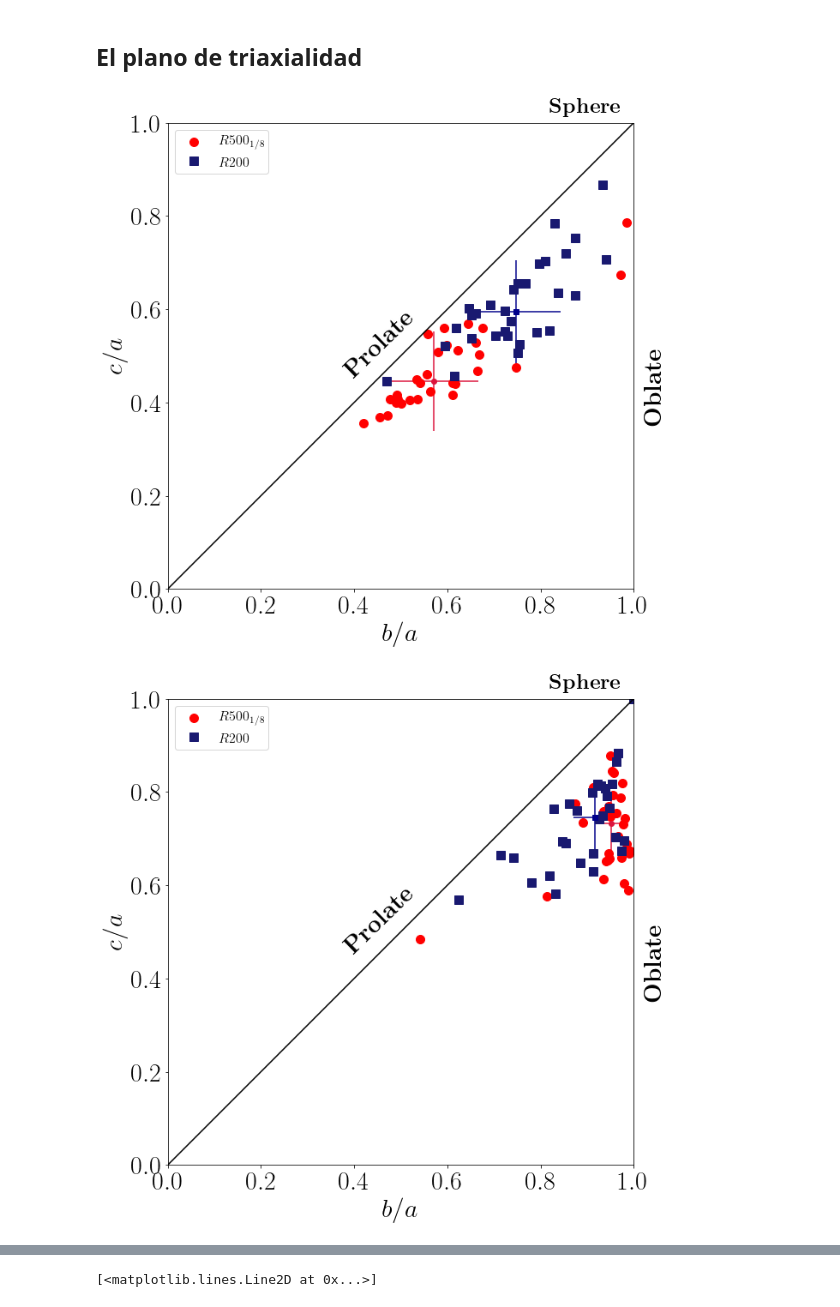
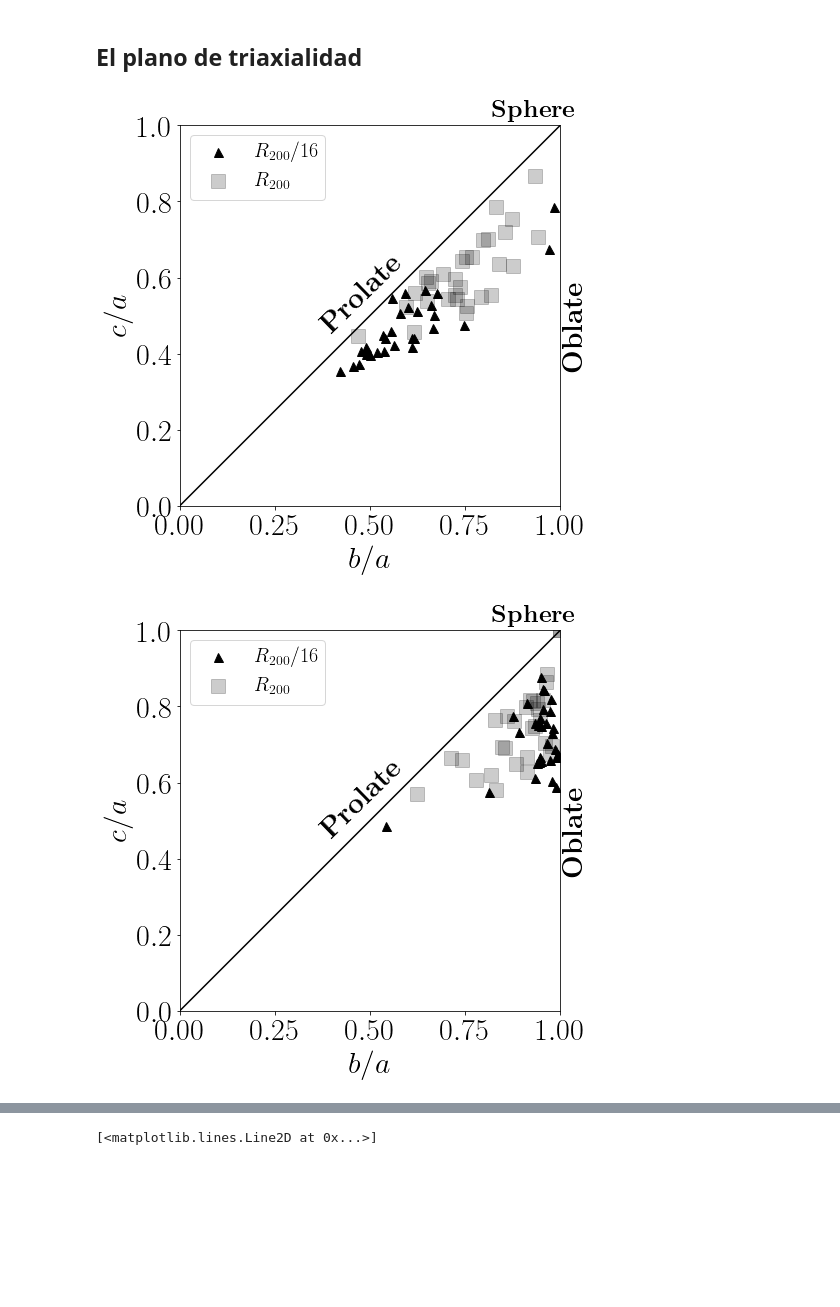
Before and after one commit to jdprada1760/Paper_Halo_shapes, a Jupyter notebook: Code/Triaxial_Plane.ipynb, the cells around one changed output, grey strips where cells are left out. Saved outputs shown, nothing was run; the diff lists cells and outputs as text; code cells hidden in the pictures; blank space fills up the shorter version.

```diff
--- a/Code/Triaxial_Plane.ipynb
+++ b/Code/Triaxial_Plane.ipynb
@@ -239,14 +239,13 @@ for axe,name in (zip([axesDM,axesMHD],['DM','MHD'])):
     plt.rc('ytick', labelsize=SMALL_SIZE)    # fontsize of the tick labels
 
 
-    fig = plt.figure(figsize=(10,10))
+    fig = plt.figure(figsize=(7,7))
     ax = fig.add_subplot(111,aspect='equal')
 
-    ax.plot(summary[0,:,0],summary[1,:,0],'ro',markersize=10,label= r"$R500_{1/8}$" ) # 1/8 R
-    ax.errorbar(mean[0,0],mean[1,0],fmt='o', color='crimson' ,xerr=[[std1[0,0],std2[0,0]]],yerr=[[std1[1,0],std2[1,0]]])
-    #ax.plot(summary[0,:,-3],summary[1,:,-3],'^',color='springgreen',markersize=10,label= r"$R_{1/2}$" ) # 1 R
-    ax.plot(summary[0,:,-2],summary[1,:,-2],'s',color='midnightblue',markersize=10,label= r"$R200$" ) # 1 R
-    ax.errorbar(mean[0,-2],mean[1,-2],fmt='s',color='darkblue',xerr=[[std1[0,-2],std2[0,-2]]],yerr=[[std1[1,-2],std2[1,-2]]])
+    ax.plot(summary[0,:,0],summary[1,:,0],'^',markersize=9,label= r"$R_{200}/16$", alpha=1.0, color='black') # 1/8 R
+   # ax.errorbar(mean[0,0],mean[1,0],fmt='o', color='crimson' ,xerr=[[std1[0,0],std2[0,0]]],yerr=[[std1[1,0],std2[1,0]]])
+    ax.plot(summary[0,:,-2],summary[1,:,-2],'s',color='black',markersize=14,label= r"$R_{200}$", alpha=0.2) # 1 R
+    #ax.errorbar(mean[0,-2],mean[1,-2],fmt='s',color='darkblue',xerr=[[std1[0,-2],std2[0,-2]]],yerr=[[std1[1,-2],std2[1,-2]]])
 
 
 
@@ -257,37 +256,37 @@ for axe,name in (zip([axesDM,axesMHD],['DM','MHD'])):
     angle_pro = 45
     pos_pro = np.array([0.4,0.45])
     trans_angle_pro = ax.transData.transform_angles(np.array((angle_pro,)),
                                                        pos_pro.reshape((1, 2)))[0]
 
                                                        # Rotate angle
     angle_ob = 90
     pos_ob = np.array([1.06,0.35])
     trans_angle_ob = ax.transData.transform_angles(np.array((angle_ob,)),
                                                        pos_ob.reshape((1, 2)))[0]
     # Plot text
     prolate = ax.text(pos_pro[0],pos_pro[1], '\\textbf{Prolate}', fontsize=SMALL_SIZE-2,
                rotation=trans_angle_pro, rotation_mode='anchor')
     # Plot text
     oblate = ax.text(pos_ob[0],pos_ob[1], '\\textbf{Oblate}', fontsize=SMALL_SIZE-2,
                rotation=trans_angle_ob, rotation_mode='anchor')
 
     # Plot text
     sphere = ax.text(0.82,1.02
     , '\\textbf{Sphere}', fontsize=SMALL_SIZE-5)
 
 
 
     ax.set_xlabel(r"$b/a$")
     ax.set_ylabel(r"$c/a$")
 
     ax.plot([0,1],[0,1],color='black')
-    plt.legend(loc=0)
+    plt.legend(loc=0, fontsize=20)
     #plt.show()
-    plot_name = '../Data/Halo_General/Lvl_4_Triax_Plane_'+name+'.pdf'
+    plot_name = '../Document/Lvl_4_Triax_Plane_'+name+'.pdf'
     plt.savefig(plot_name,bbox_inches='tight')
 # %% [output]
-[figure, old version]
+[figure, new version]
-[figure, old version]
+[figure, new version]
 # %%
 axis_a = axesDM[:,:,0]
 axis_b = axesDM[:,:,1]
```
Also changed, not shown: parts of 10 cells of this notebook.
